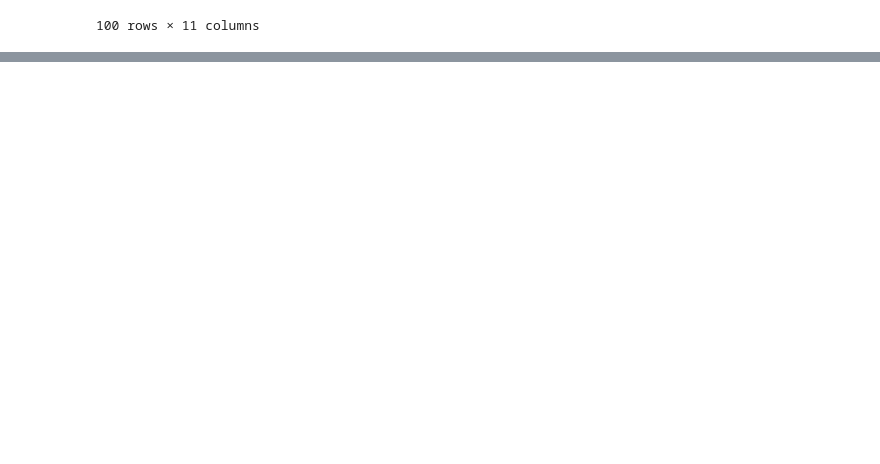
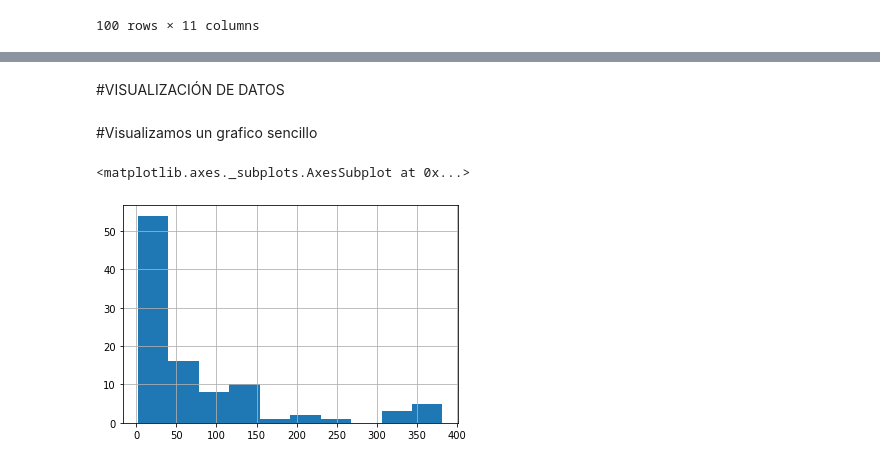
Before and after one commit to jmmartinnu2/Pandas-finanzas, a Jupyter notebook: data_finanzas.ipynb, the cells around one changed output, grey strips where cells are left out. Saved outputs shown, nothing was run; the diff lists cells and outputs as text; code cells hidden in the pictures; blank space fills up the shorter version.

```diff
--- a/data_finanzas.ipynb
+++ b/data_finanzas.ipynb
@@ -324,0 +399,2 @@ data.drop('Prev Rank',axis=1)
+# %% [markdown]
+#VISUALIZACIÓN DE DATOS
@@ -324,0 +404,7 @@ data.drop('Prev Rank',axis=1)
+# %% [markdown]
+#Visualizamos un grafico sencillo
+# %%
+data['Last'].hist()
+# %% [output]
+<matplotlib.axes._subplots.AxesSubplot at 0x...>
+[figure, added]
```
Also changed, not shown: parts of 15 cells of this notebook.
